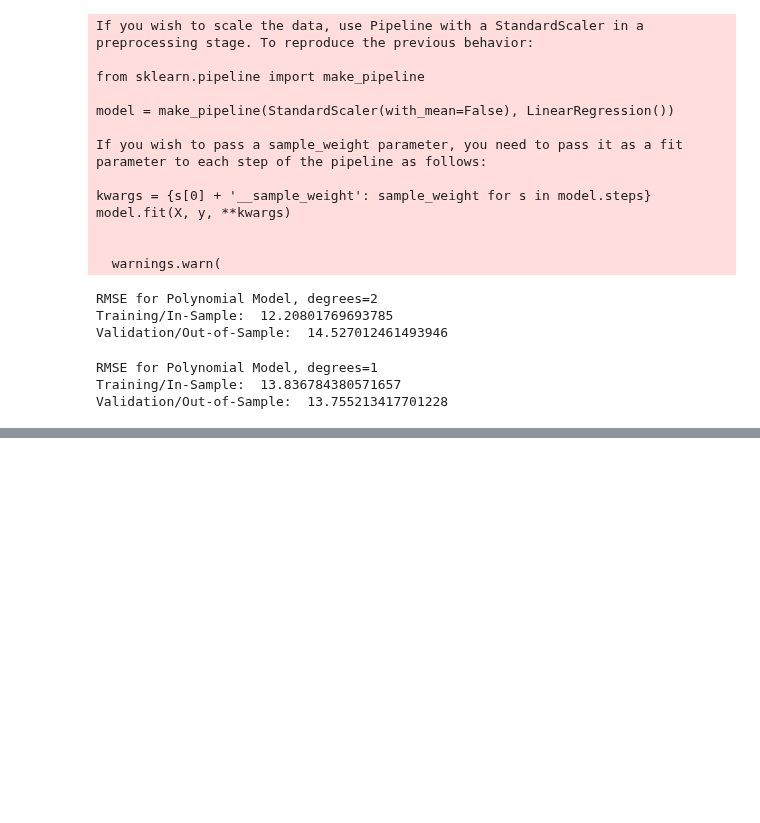
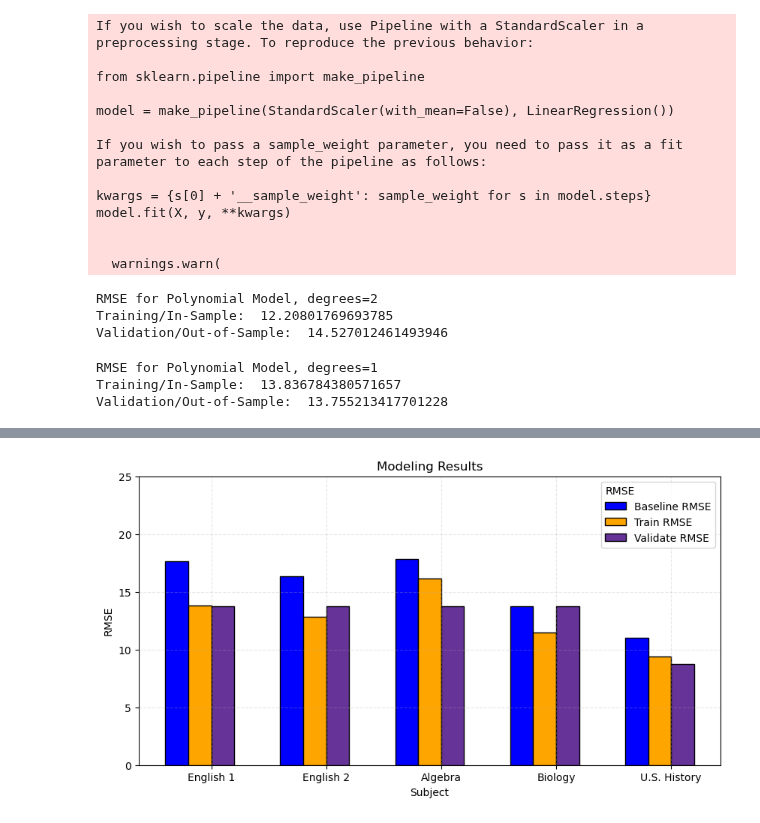
Before and after one commit to college-readiness-preds/capstone_readiness, a Jupyter notebook: Andy/modeling.ipynb, the cells around one changed output, grey strips where cells are left out. Drawn from its saved outputs; the diff is of its cells as text; code cells hidden in the pictures; blank space fills up the shorter version.

```diff
--- a/Andy/modeling.ipynb
+++ b/Andy/modeling.ipynb
@@ -726,0 +687,46 @@ plt.bar(X_axis[0] - 0.2, trainacc, 0.2, label = 'Train Accuracy', color=['blue']
+# %%
+def modeling_visual(df):
+    ma=model_results(df)
+
+    plt.figure(figsize=(10,5))
+    X = ['English 1', 'English 2', 'Algebra', 'Biology', 'U.S. History']
+
+    X_axis = np.arange(len(X))
+
+    plt.bar(X_axis[0] - 0.3, ma['Train Baseline RMSE'][0], 0.2,
+            label = 'Baseline RMSE', color=['blue'], ec='black')
+    plt.bar(X_axis[0] - 0.1, ma['Train Model RMSE'][0], 0.2,
+            label = 'Train RMSE', color=['orange'], ec='black')
+    plt.bar(X_axis[0] + 0.1, ma['Validate Model RMSE'][0], 0.2,
+            label = 'Validate RMSE', color=['rebeccapurple'], ec='black')
+
+    plt.bar(X_axis[1] - 0.3, ma['Train Baseline RMSE'][1], 0.2, color=['blue'], ec='black')
+    plt.bar(X_axis[1] - 0.1, ma['Train Model RMSE'][1], 0.2, color=['orange'], ec='black')
+    plt.bar(X_axis[1] + 0.1, ma['Validate Model RMSE'][0], 0.2, color=['rebeccapurple'], ec='black')
+
+    plt.bar(X_axis[2] - 0.3, ma['Train Baseline RMSE'][2], 0.2, color=['blue'], ec='black')
+    plt.bar(X_axis[2] - 0.1, ma['Train Model RMSE'][2], 0.2, color=['orange'], ec='black')
+    plt.bar(X_axis[2] + 0.1, ma['Validate Model RMSE'][0], 0.2, color=['rebeccapurple'], ec='black')
+
+    plt.bar(X_axis[3] - 0.3, ma['Train Baseline RMSE'][3], 0.2, color=['blue'], ec='black')
+    plt.bar(X_axis[3] - 0.1, ma['Train Model RMSE'][3], 0.2, color=['orange'], ec='black')
+    plt.bar(X_axis[3] + 0.1, ma['Validate Model RMSE'][0], 0.2, color=['rebeccapurple'], ec='black')
+
+    plt.bar(X_axis[4] - 0.3, ma['Train Baseline RMSE'][4], 0.2, color=['blue'], ec='black')
+    plt.bar(X_axis[4] - 0.1, ma['Train Model RMSE'][4], 0.2, color=['orange'], ec='black')
+    plt.bar(X_axis[4] + 0.1, ma['Validate Model RMSE'][4], 0.2, color=['rebeccapurple'], ec='black')
+
+
+    plt.xticks(X_axis, X)
+    plt.xlabel("Subject")
+    plt.ylabel("RMSE")
+    plt.title("Modeling Results")
+    plt.ylim(0, 25)
+    plt.grid(True, alpha=0.3, linestyle='--')
+    leg = plt.legend(title="RMSE")
+    leg._legend_box.align = "left"
+    plt.show()
+# %%
+modeling_visual(df)
+# %% [output]
+[figure, added]
```
Also changed, not shown: parts of 8 cells of this notebook, 3 other files.
